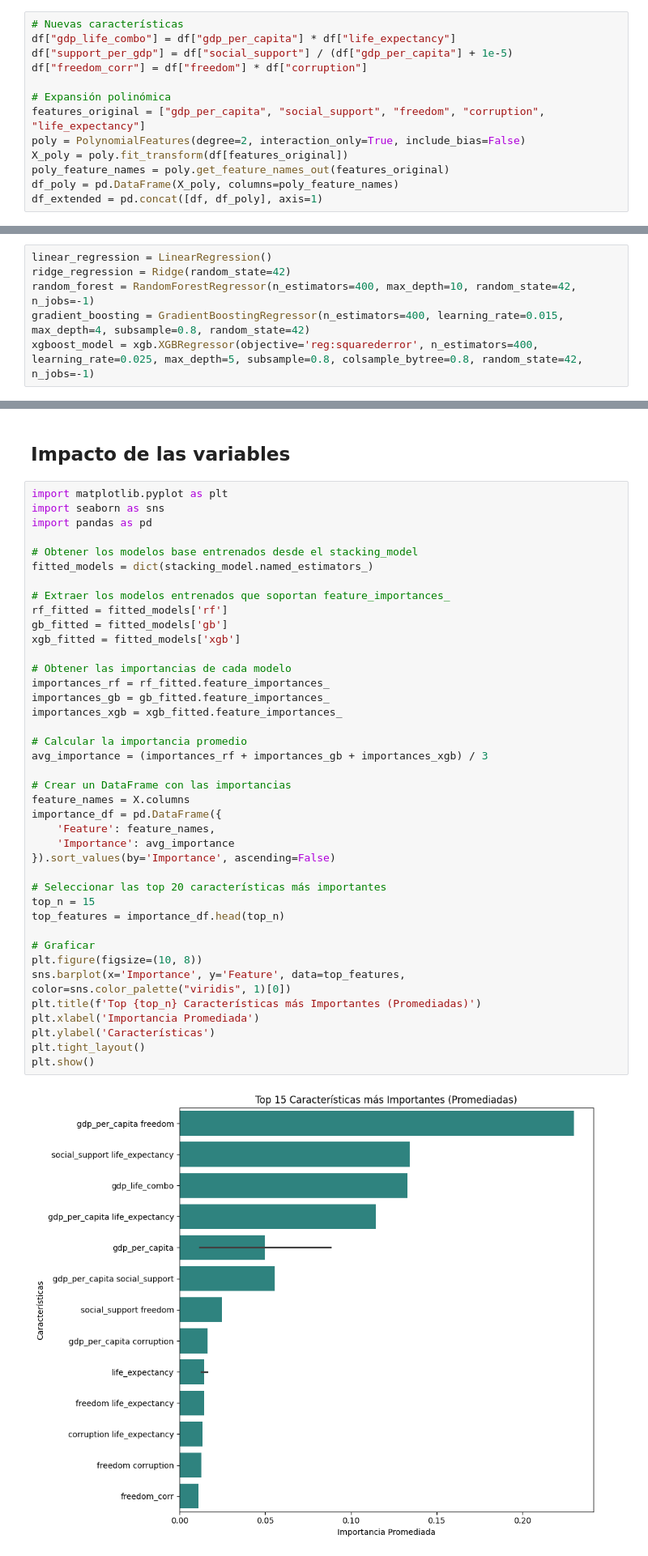
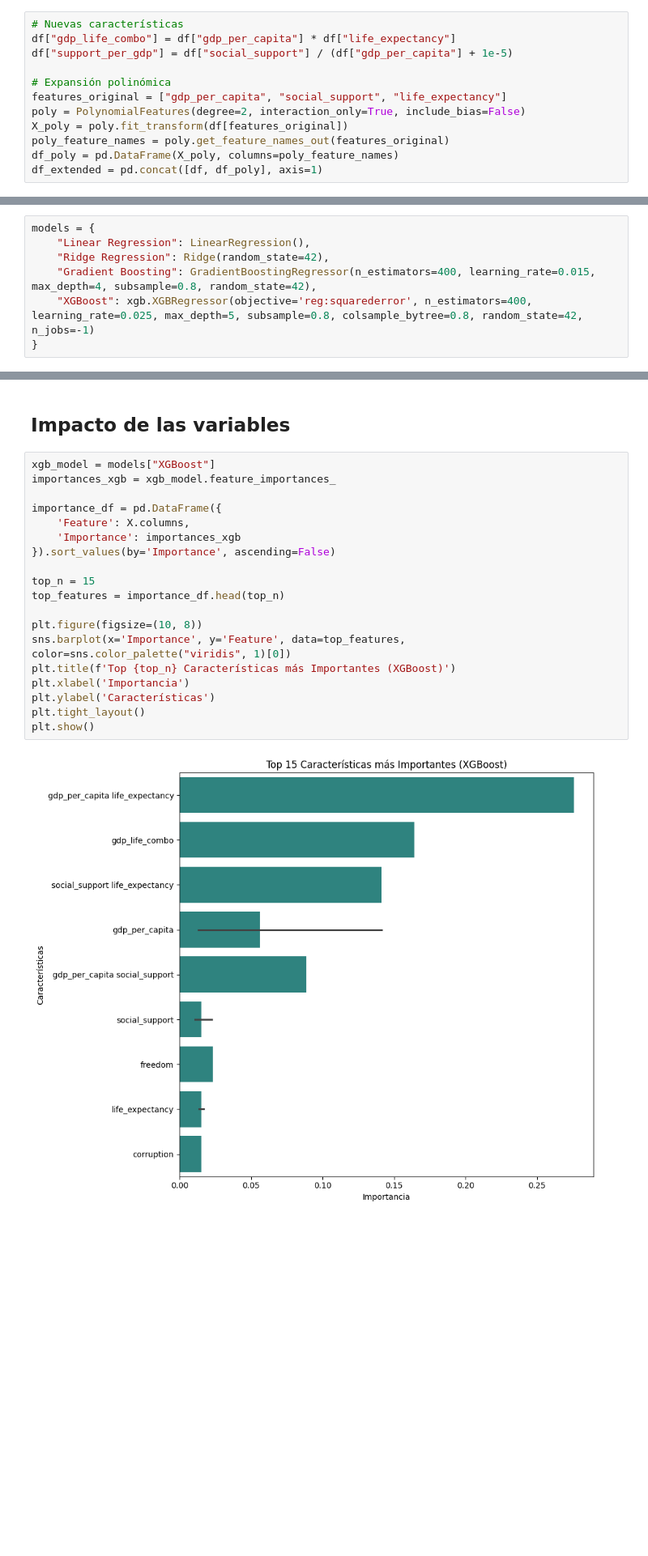
Before and after one commit to dcontreras1/workshop003, a Jupyter notebook: Notebooks/modeltraining.ipynb, the cells around one changed output, grey strips where cells are left out. Shown: that part at 81% size. Saved outputs shown, nothing was run; the diff lists cells and outputs as text; blank space fills up the shorter version.

Commit message:
model training update

```diff
--- a/Notebooks/modeltraining.ipynb
+++ b/Notebooks/modeltraining.ipynb
@@ -35,10 +35,9 @@ Archivo cargado correctamente.
 # Nuevas características
 df["gdp_life_combo"] = df["gdp_per_capita"] * df["life_expectancy"]
 df["support_per_gdp"] = df["social_support"] / (df["gdp_per_capita"] + 1e-5)
-df["freedom_corr"] = df["freedom"] * df["corruption"]
 
 # Expansión polinómica
-features_original = ["gdp_per_capita", "social_support", "freedom", "corruption", "life_expectancy"]
+features_original = ["gdp_per_capita", "social_support", "life_expectancy"]
 poly = PolynomialFeatures(degree=2, interaction_only=True, include_bias=False)
 X_poly = poly.fit_transform(df[features_original])
 poly_feature_names = poly.get_feature_names_out(features_original)
@@ -63,7 +62,8 @@ X_test_scaled = scaler.transform(X_test)
 # %%
-linear_regression = LinearRegression()
-ridge_regression = Ridge(random_state=42)
-random_forest = RandomForestRegressor(n_estimators=400, max_depth=10, random_state=42, n_jobs=-1)
-gradient_boosting = GradientBoostingRegressor(n_estimators=400, learning_rate=0.015, max_depth=4, subsample=0.8, random_state=42)
-xgboost_model = xgb.XGBRegressor(objective='reg:squarederror', n_estimators=400, learning_rate=0.025, max_depth=5, subsample=0.8, colsample_bytree=0.8, random_state=42, n_jobs=-1)
+models = {
+    "Linear Regression": LinearRegression(),
+    "Ridge Regression": Ridge(random_state=42),
+    "Gradient Boosting": GradientBoostingRegressor(n_estimators=400, learning_rate=0.015, max_depth=4, subsample=0.8, random_state=42),
+    "XGBoost": xgb.XGBRegressor(objective='reg:squarederror', n_estimators=400, learning_rate=0.025, max_depth=5, subsample=0.8, colsample_bytree=0.8, random_state=42, n_jobs=-1)
+}
 # %% [markdown]
@@ -198,47 +207,26 @@ plt.show()
 # %% [markdown]
 ## Impacto de las variables
 # %%
-import matplotlib.pyplot as plt
-import seaborn as sns
-import pandas as pd
+xgb_model = models["XGBoost"]
+importances_xgb = xgb_model.feature_importances_
 
-# Obtener los modelos base entrenados desde el stacking_model
-fitted_models = dict(stacking_model.named_estimators_)
-
-# Extraer los modelos entrenados que soportan feature_importances_
-rf_fitted = fitted_models['rf']
-gb_fitted = fitted_models['gb']
-xgb_fitted = fitted_models['xgb']
-
-# Obtener las importancias de cada modelo
-importances_rf = rf_fitted.feature_importances_
-importances_gb = gb_fitted.feature_importances_
-importances_xgb = xgb_fitted.feature_importances_
-
-# Calcular la importancia promedio
-avg_importance = (importances_rf + importances_gb + importances_xgb) / 3
-
-# Crear un DataFrame con las importancias
-feature_names = X.columns
 importance_df = pd.DataFrame({
-    'Feature': feature_names,
-    'Importance': avg_importance
+    'Feature': X.columns,
+    'Importance': importances_xgb
 }).sort_values(by='Importance', ascending=False)
 
-# Seleccionar las top 20 características más importantes
 top_n = 15
 top_features = importance_df.head(top_n)
 
-# Graficar
 plt.figure(figsize=(10, 8))
 sns.barplot(x='Importance', y='Feature', data=top_features, color=sns.color_palette("viridis", 1)[0])
-plt.title(f'Top {top_n} Características más Importantes (Promediadas)')
-plt.xlabel('Importancia Promediada')
+plt.title(f'Top {top_n} Características más Importantes (XGBoost)')
+plt.xlabel('Importancia')
 plt.ylabel('Características')
 plt.tight_layout()
 plt.show()
 # %% [output]
-[figure, old version]
+[figure, new version]
 # %%
 # Combinar features con el target
 selected_columns = features_extended + ["happiness_score"]
```
Also changed, not shown: parts of 15 cells of this notebook, 1 other file.
